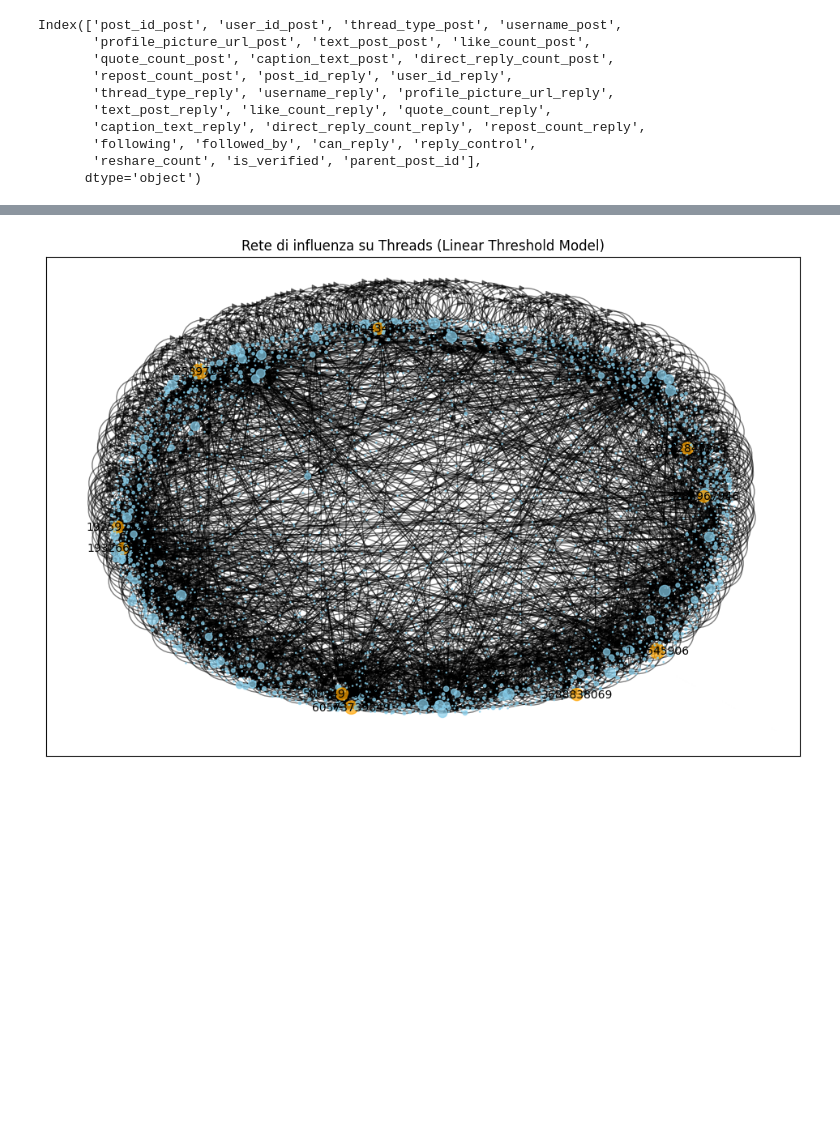
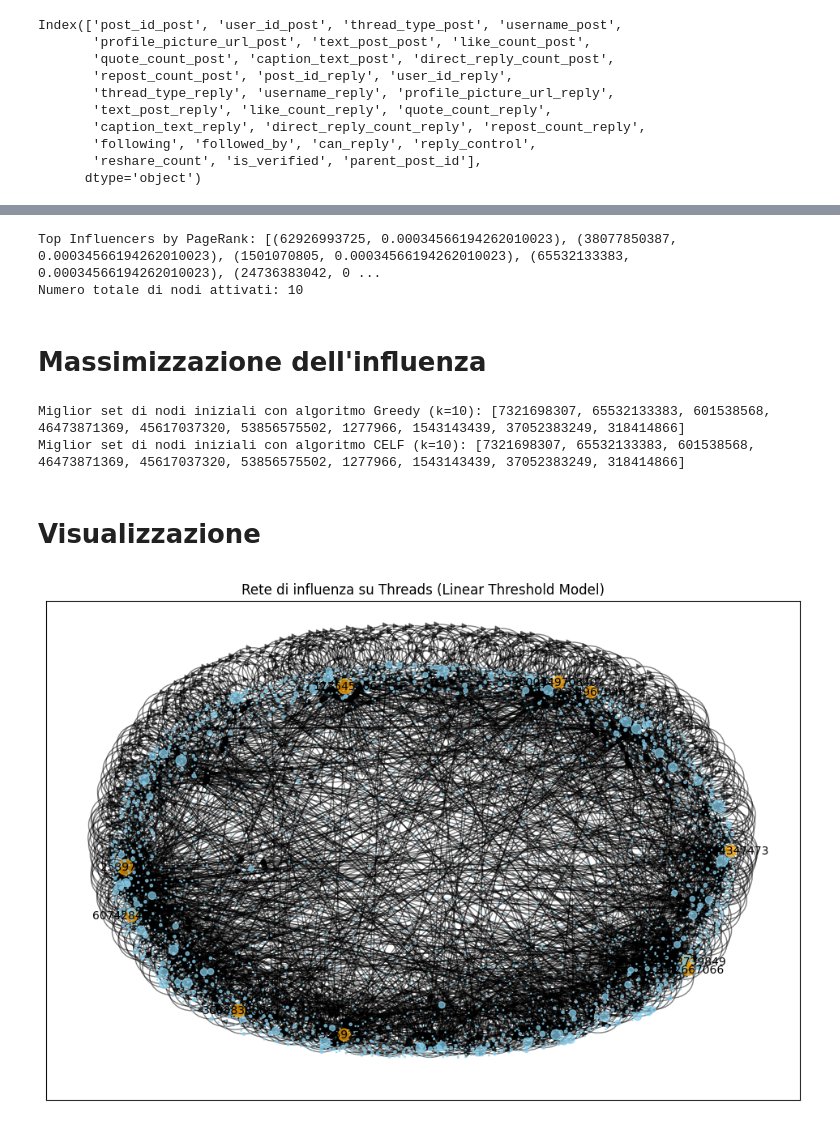
Before and after one commit to Alexis2628/progetto_asnm, a Jupyter notebook: Code/notebook/Studio della propagazione dell'influenza/propagazione_influenza.ipynb, the cells around one changed output, grey strips where cells are left out. Drawn from its saved outputs; the diff is of its cells as text; code cells hidden in the pictures; blank space fills up the shorter version.

```diff
--- a/Code/notebook/Studio della propagazione dell'influenza/propagazione_influenza.ipynb
+++ b/Code/notebook/Studio della propagazione dell'influenza/propagazione_influenza.ipynb
@@ -114,0 +83,24 @@ Top 10 utenti per HITS Authority Scores:
+# %%
+
+# Calcolo delle metriche di centralità
+centralities = {
+    'Degree Centrality': nx.degree_centrality(G),
+    'Closeness Centrality': nx.closeness_centrality(G),
+    'Betweenness Centrality': nx.betweenness_centrality(G, normalized=True, weight='weight'),
+    'PageRank': nx.pagerank(G, alpha=0.85),
+    'Katz Centrality': nx.katz_centrality(G, alpha=0.1, beta=1.0, max_iter=1000, tol=1e-06),
+    'Eigenvector Centrality': nx.eigenvector_centrality(G, max_iter=1000),
+    'HITS Hub Scores': nx.hits(G, max_iter=1000, tol=1e-08)[0],
+    'HITS Authority Scores': nx.hits(G, max_iter=1000, tol=1e-08)[1]
+}
+
+# Funzione per stampare i top 10 utenti per ciascuna metrica di centralità
+def print_top_centralities(centralities, top_n=10):
+    for name, values in centralities.items():
+        print(f"\nTop {top_n} utenti per {name}:")
+        top_nodes = sorted(values.items(), key=lambda x: x[1], reverse=True)[:top_n]
+        for i, (node, score) in enumerate(top_nodes, start=1):
+            print(f"{i}. Nodo {node}: {score:.4f}")
+
+# Chiamata alla funzione per stampare i risultati
+print_top_centralities(centralities)
@@ -164,0 +164,8 @@ Numero totale di nodi attivati (LT Model): 10
+# %%
+top_influencers = sorted(centralities.get("PageRank").items(), key=lambda x: x[1], reverse=True)[:10]
+print("Top Influencers by PageRank:", top_influencers)
+
+seed_nodes = [node for node, _ in top_influencers]
+activated_nodes_lt = linear_threshold_model(G, seed_nodes)
+
+print("Numero totale di nodi attivati (LT Model):", len(activated_nodes_lt))
@@ -194,0 +193,14 @@ Numero totale di nodi attivati: 10
+# %%
+# Selezione degli utenti più influenti
+top_influencers = sorted(centralities.get("PageRank").items(), key=lambda x: x[1], reverse=True)[:10]
+print("Top Influencers by PageRank:", top_influencers)
+
+# Simulazione con il modello IC
+seed_nodes = [node for node, _ in top_influencers]
+activated_nodes = independent_cascade_model(G, seed_nodes)
+print("Numero totale di nodi attivati:", len(activated_nodes))
+# %% [output]
+Top Influencers by PageRank: [(62926993725, 0.00034566194262010023), (38077850387, 0.00034566194262010023), (1501070805, 0.00034566194262010023), (65532133383, 0.00034566194262010023), (24736383042, 0 ...
+Numero totale di nodi attivati: 10
+# %% [markdown]
+# Massimizzazione dell'influenza
@@ -195,13 +300,27 @@ Numero totale di nodi attivati: 10
+# %%
+
+# Esempio di esecuzione della massimizzazione dell'influenza
+k = 10  # Numero di nodi seed da selezionare
+best_seeds_greedy = influence_maximization_greedy(G, k, model="IC")
+best_seeds_celf = influence_maximization_celf(G, k, model="IC")
+
+print(f"Miglior set di nodi iniziali con algoritmo Greedy (k={k}):", best_seeds_greedy)
+print(f"Miglior set di nodi iniziali con algoritmo CELF (k={k}):", best_seeds_celf)
+# %% [output]
+Miglior set di nodi iniziali con algoritmo Greedy (k=10): [7321698307, 65532133383, 601538568, 46473871369, 45617037320, 53856575502, 1277966, 1543143439, 37052383249, 318414866]
+Miglior set di nodi iniziali con algoritmo CELF (k=10): [7321698307, 65532133383, 601538568, 46473871369, 45617037320, 53856575502, 1277966, 1543143439, 37052383249, 318414866]
+# %% [markdown]
+# Visualizzazione
 # %%
-from matplotlib import pyplot as plt
+
 plt.figure(figsize=(12, 8))
 pos = nx.spring_layout(G, k=0.15)
 node_colors = ["orange" if node in activated_nodes_lt else "skyblue" for node in G.nodes()]
-node_sizes = [pagerank[node] * 10000 for node in G.nodes()]
+node_sizes = [centralities.get("PageRank")[node] * 10000 for node in G.nodes()]
 nx.draw_networkx_nodes(G, pos, node_size=node_sizes, node_color=node_colors, alpha=0.7)
 nx.draw_networkx_edges(G, pos, alpha=0.5)
 nx.draw_networkx_labels(G, pos, {node: node for node, _ in top_influencers}, font_size=10)
 plt.title("Rete di influenza su Threads (Linear Threshold Model)")
 plt.show()
 # %% [output]
-[figure, old version]
+[figure, new version]
```
Also changed, not shown: parts of 15 cells of this notebook.
